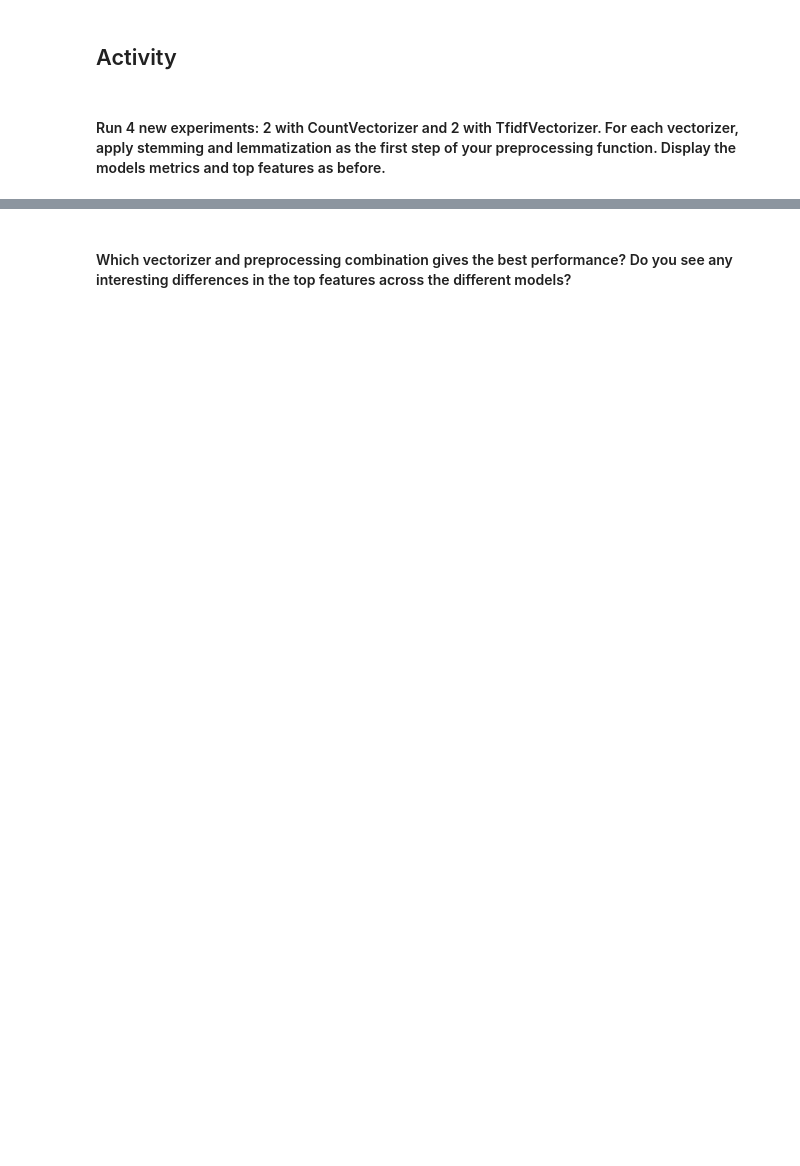
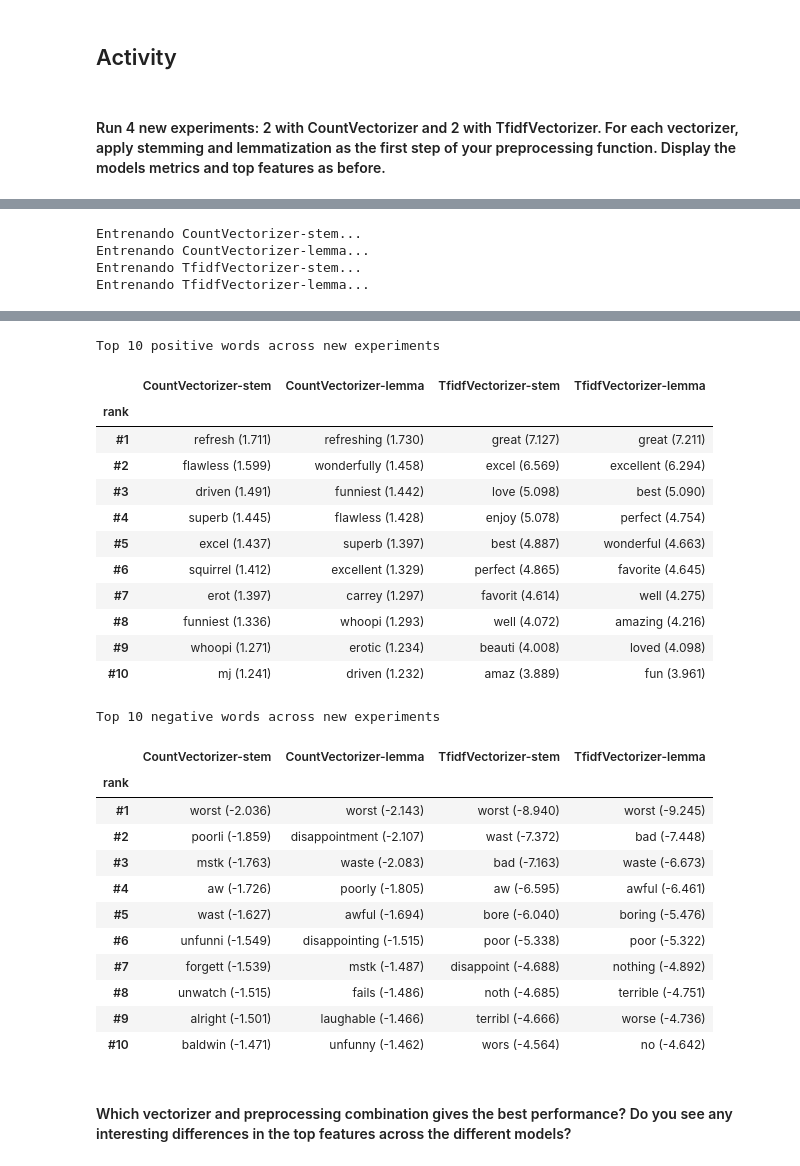
Before and after one commit to pLazalde/InteligenciaComputacionalSem3, a Jupyter notebook: Participación - abril 30/8.nlp.ipynb, the cells around one changed output, grey strips where cells are left out. Drawn from its saved outputs; the diff is of its cells as text; code cells hidden in the pictures; blank space fills up the shorter version.

```diff
--- a/Participación - abril 30/8.nlp.ipynb
+++ b/Participación - abril 30/8.nlp.ipynb
@@ -409,0 +425,40 @@ Top 10 negative words across experiments
+# %%
+# Definimos los 4 experimentos nuevos
+new_experiments = [
+    ('CountVectorizer-stem', preprocess_stem, CountVectorizer(stop_words=stopwords, lowercase=True)),
+    ('CountVectorizer-lemma', preprocess_lemma, CountVectorizer(stop_words=stopwords, lowercase=True)),
+    ('TfidfVectorizer-stem', preprocess_stem, TfidfVectorizer(stop_words=stopwords, lowercase=True)),
+    ('TfidfVectorizer-lemma', preprocess_lemma, TfidfVectorizer(stop_words=stopwords, lowercase=True)),
+]
+
+new_results = []
+new_model_runs = []
+
+# Ejecutamos las pruebas
+for exp_name, preprocess_fn, vectorizer in new_experiments:
+    print(f"Entrenando {exp_name}...")
+    model, fitted_vectorizer, metrics = run_experiment(vectorizer, preprocess_fn=preprocess_fn)
+    new_results.append({
+        'vectorizer': exp_name,
+        **metrics,
+    })
+    new_model_runs.append({
+        'name': exp_name,
+        'model': model,
+        'fitted_vectorizer': fitted_vectorizer,
+    })
+# %% [output]
+Entrenando CountVectorizer-stem...
+Entrenando CountVectorizer-lemma...
+Entrenando TfidfVectorizer-stem...
+Entrenando TfidfVectorizer-lemma...
+# %%
+new_results_df = pd.DataFrame(new_results).sort_values('accuracy_test', ascending=False)
+display(new_results_df)
+
+print('Top 10 positive words across new experiments')
+print_compact_feature_table(new_model_runs, sentiment='positive', top_n=10)
+
+print('Top 10 negative words across new experiments')
+print_compact_feature_table(new_model_runs, sentiment='negative', top_n=10)
+# %% [output]
@@ -410,2 +470,28 @@ Top 10 negative words across experiments
+Top 10 positive words across new experiments
+|  | CountVectorizer-stem | CountVectorizer-lemma | TfidfVectorizer-stem | TfidfVectorizer-lemma |
+| rank |  |  |  |  |
+| #1 | refresh (1.711) | refreshing (1.730) | great (7.127) | great (7.211) |
+| #2 | flawless (1.599) | wonderfully (1.458) | excel (6.569) | excellent (6.294) |
+| #3 | driven (1.491) | funniest (1.442) | love (5.098) | best (5.090) |
+| #4 | superb (1.445) | flawless (1.428) | enjoy (5.078) | perfect (4.754) |
+| #5 | excel (1.437) | superb (1.397) | best (4.887) | wonderful (4.663) |
+| #6 | squirrel (1.412) | excellent (1.329) | perfect (4.865) | favorite (4.645) |
+| #7 | erot (1.397) | carrey (1.297) | favorit (4.614) | well (4.275) |
+| #8 | funniest (1.336) | whoopi (1.293) | well (4.072) | amazing (4.216) |
+| #9 | whoopi (1.271) | erotic (1.234) | beauti (4.008) | loved (4.098) |
+| #10 | mj (1.241) | driven (1.232) | amaz (3.889) | fun (3.961) |
+Top 10 negative words across new experiments
+|  | CountVectorizer-stem | CountVectorizer-lemma | TfidfVectorizer-stem | TfidfVectorizer-lemma |
+| rank |  |  |  |  |
+| #1 | worst (-2.036) | worst (-2.143) | worst (-8.940) | worst (-9.245) |
+| #2 | poorli (-1.859) | disappointment (-2.107) | wast (-7.372) | bad (-7.448) |
+| #3 | mstk (-1.763) | waste (-2.083) | bad (-7.163) | waste (-6.673) |
+| #4 | aw (-1.726) | poorly (-1.805) | aw (-6.595) | awful (-6.461) |
+| #5 | wast (-1.627) | awful (-1.694) | bore (-6.040) | boring (-5.476) |
+| #6 | unfunni (-1.549) | disappointing (-1.515) | poor (-5.338) | poor (-5.322) |
+| #7 | forgett (-1.539) | mstk (-1.487) | disappoint (-4.688) | nothing (-4.892) |
+| #8 | unwatch (-1.515) | fails (-1.486) | noth (-4.685) | terrible (-4.751) |
+| #9 | alright (-1.501) | laughable (-1.466) | terribl (-4.666) | worse (-4.736) |
+| #10 | baldwin (-1.471) | unfunny (-1.462) | wors (-4.564) | no (-4.642) |
 # %% [markdown]
 #### Which vectorizer and preprocessing combination gives the best performance? Do you see any interesting differences in the top features across the different models?
```
Also changed, not shown: parts of 15 cells of this notebook, 1 other file.
